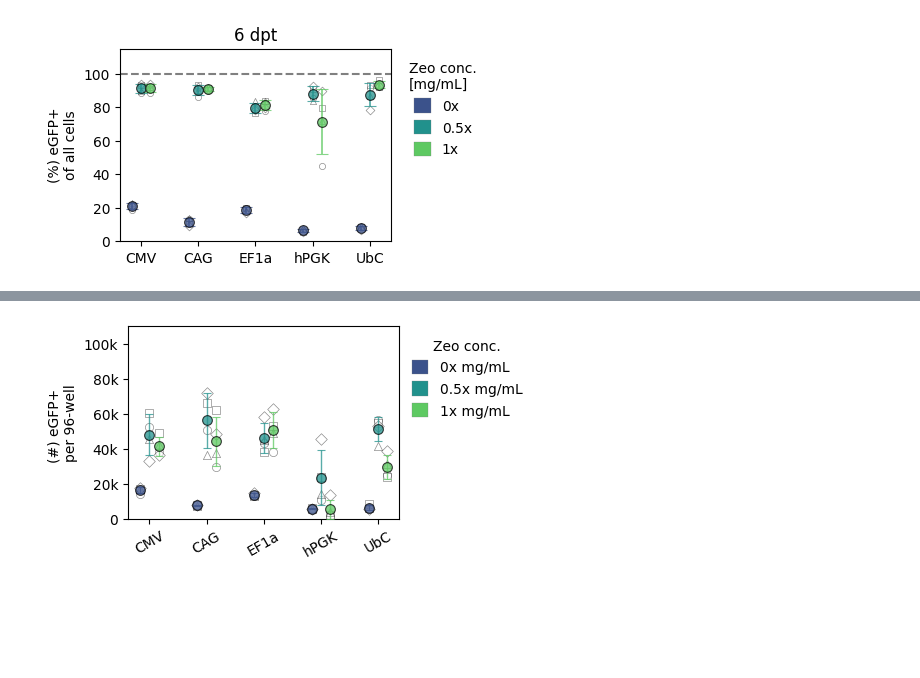
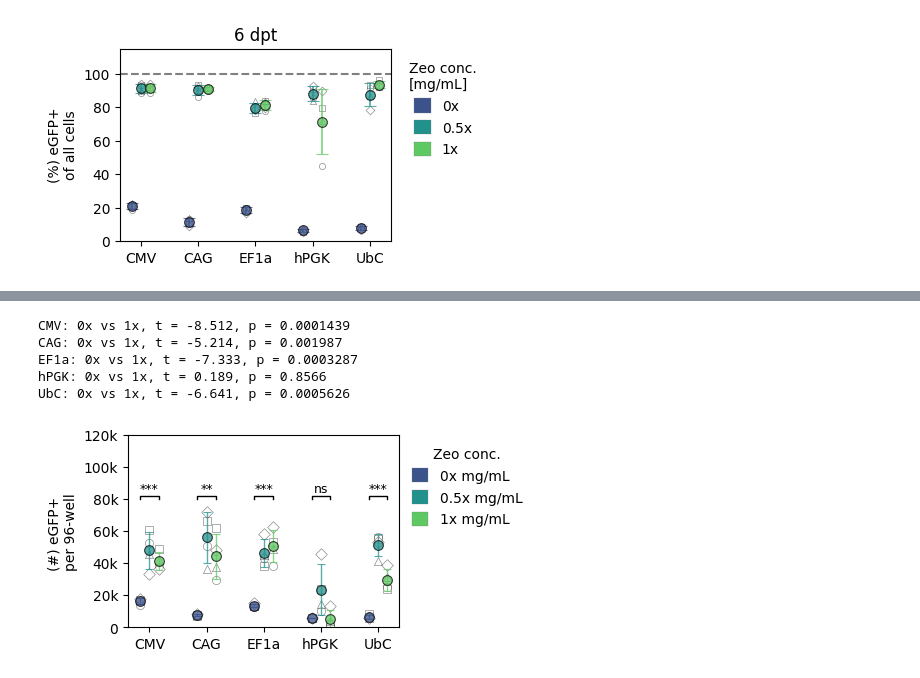
Before and after one commit to GallowayLabMIT/dasit_manuscript, a Jupyter notebook: Figure_XX_conventional_cassettes/Figure_XX_bleo_cassettes.ipynb, the cells around one changed output, grey strips where cells are left out. Cells and saved outputs as stored; diff of their text form; code cells hidden in the pictures; blank space fills up the shorter version.

Commit message:
adding stats to graphs

```diff
--- a/Figure_XX_conventional_cassettes/Figure_XX_bleo_cassettes.ipynb
+++ b/Figure_XX_conventional_cassettes/Figure_XX_bleo_cassettes.ipynb
@@ -648,12 +949,71 @@ for i, cond in enumerate(order):
             linewidth=1,
             zorder=5
         )
+# ---------------------------------------------------------
+# Statistics: 0x vs 1x for each promoter
+# ---------------------------------------------------------
 
+from scipy.stats import ttest_ind
+
+p_values = {}
+
+zero_idx = list([0,0.5,1]).index(0)
+one_idx = list([0,0.5,1]).index(1)
+
+for promoter in order:
+
+    zero = bio_means.loc[
+        (bio_means['reporter'] == promoter) &
+        (bio_means['Zeo'] == '0x'),
+        'count'
+    ].dropna()
+
+    one = bio_means.loc[
+        (bio_means['reporter'] == promoter) &
+        (bio_means['Zeo'] == '1x'),
+        'count'
+    ].dropna()
+
+    # Two-sided independent Student's t-test
+    t_stat, p_val = ttest_ind(
+        zero,
+        one,
+        equal_var=True,
+        alternative='two-sided'
+    )
+
+    p_values[promoter] = p_val
+
+    print(
+        f"{label_map[promoter]}: "
+        f"0x vs 1x, "
+        f"t = {t_stat:.3f}, "
+        f"p = {p_val:.4g}"
+    )
+
+
+# ---------------------------------------------------------
+# Add significance brackets
+# ---------------------------------------------------------
+
+for i, promoter in enumerate(order):
+
+    x1 = group_centers[i] + offsets[zero_idx]
+    x2 = group_centers[i] + offsets[one_idx]
+
+    add_sig_bracket(
+        ax,
+        x1,
+        x2,
+        y=80000,
+        h=2000,
+        p=p_values[promoter]
+    )
 # Formatting
 
 ax.yaxis.set_label_text('(#) eGFP+ \nper 96-well')
 ax.xaxis.set_label_text('')
-ax.set_ylim((0,110000))
+ax.set_ylim((0,120000))
 
 ax.yaxis.set_major_formatter(
     matplotlib.ticker.FuncFormatter(
@@ -665,32 +1025,37 @@ ax.set_xticks(group_centers)
 
 ax.set_xticklabels(
     [label_map[t] for t in order],
-    rotation=30
+    rotation=0
 )
 
 
 # Legend
 legend_handles = [
     Patch(
         facecolor=colors[i],
         edgecolor='grey', linewidth = 0.2,
         label=f'{p} mg/mL'
     )
     for i, p in enumerate(hue_order)
 ]
 
 ax.legend(
     handles=legend_handles,
     title='Zeo conc.',
     loc='upper left',
     bbox_to_anchor=(1,1),
     frameon=False,
     handlelength=1.2,
     handleheight=1.2
 )
 
 
 plottitle = 'constitutive_bleo_EGFP_cell_count_dots.svg'
 plt.savefig(rd.outfile(output_path/plottitle),bbox_inches='tight')
 # %% [output]
+CMV: 0x vs 1x, t = -8.512, p = 0.0001439
+CAG: 0x vs 1x, t = -5.214, p = 0.001987
+EF1a: 0x vs 1x, t = -7.333, p = 0.0003287
+hPGK: 0x vs 1x, t = 0.189, p = 0.8566
+UbC: 0x vs 1x, t = -6.641, p = 0.0005626
-[figure, old version]
+[figure, new version]
```
Also changed, not shown: parts of 3 cells of this notebook, 8 other files.
